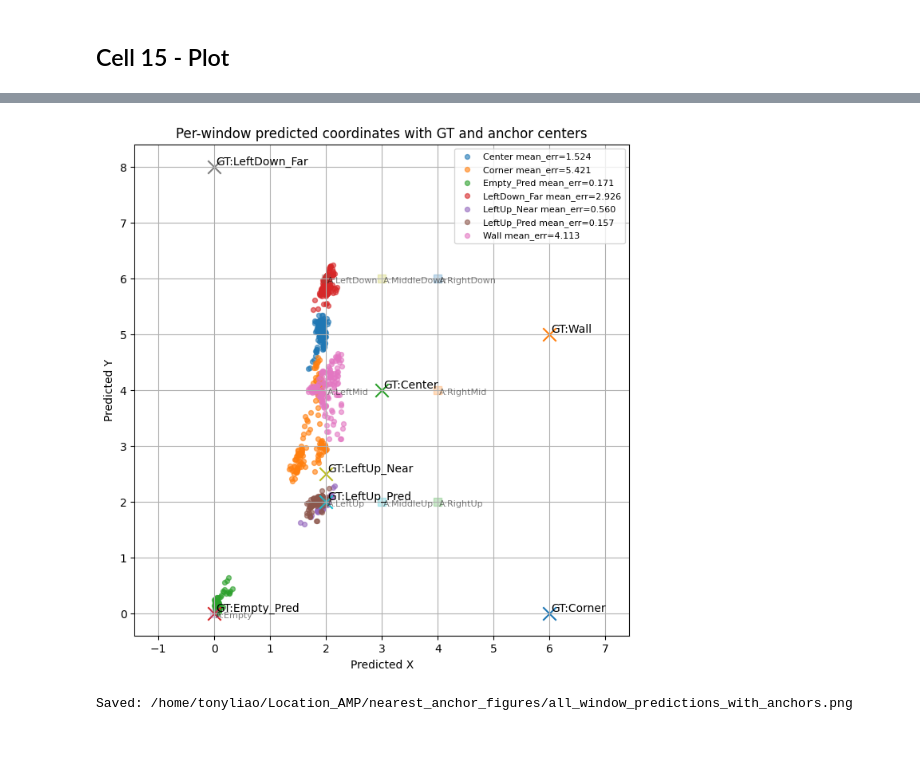
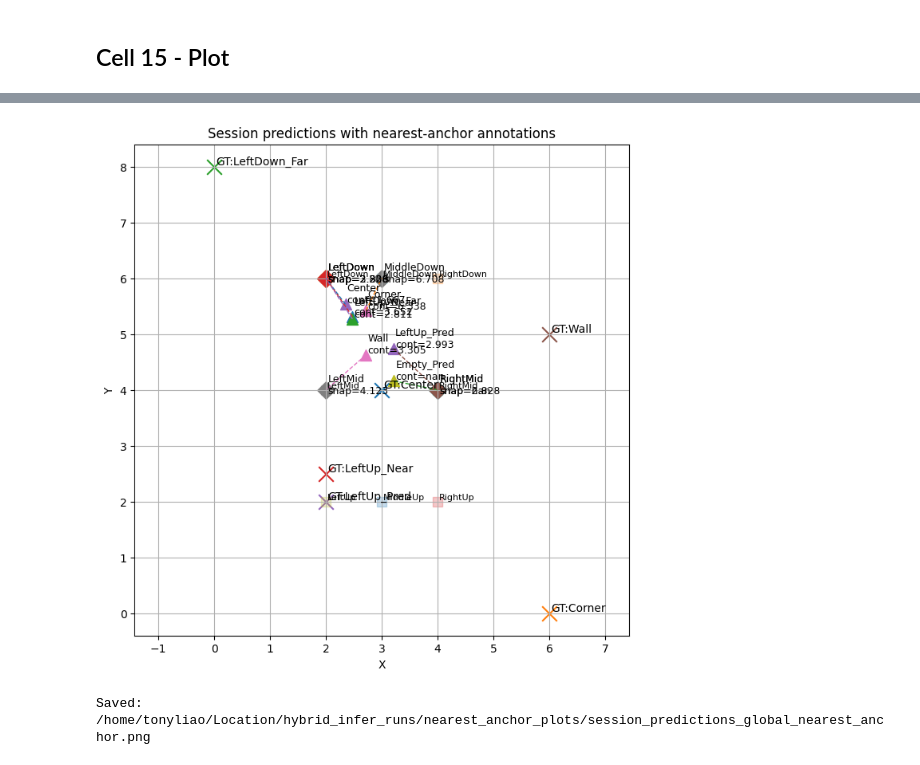
Before and after one commit to khunkhin444/wifisensing_localization, a Jupyter notebook: 04_02_kde_infer_aggregate_nearest_anchor_eval.ipynb, the cells around one changed output, grey strips where cells are left out. Drawn from its saved outputs; the diff is of its cells as text; code cells hidden in the pictures.

```diff
--- a/04_02_kde_infer_aggregate_nearest_anchor_eval.ipynb
+++ b/04_02_kde_infer_aggregate_nearest_anchor_eval.ipynb
@@ -207,7 +206,7 @@ UNSEEN_GT_COORDS = {
     "Corner": [6.0, 0.0],
     "Wall": [6.0, 5.0],
     "Center": [3.0, 4.0],
-    "Empty_Pred": [0.0, 0.0],
+    # "Empty_Pred": [0.0, 0.0],
 }
 
 # def get_xy_from_label_name(label_name):
@@ -379,10 +374,13 @@ for i in range(n):
         "true_y": true_y,
 
         "presence": float(pred["presence"]),
+        "pred_empty_window": int(float(pred["presence"]) < EMPTY_WINDOW_THRESH),
         "weight": float(w),
 
         "pred_label_id": int(pred["class_id"]),
         "pred_label_name": str(pred["class_name"]),
+        "top1_prob": float(pred["top1_prob"]),
+        "top2_margin": float(pred["top2_margin"]),
 
         "aoa_x": float(aoa_xy[0]),
         "aoa_y": float(aoa_xy[1]),
@@ -435,8 +433,7 @@ def unweighted_xy(group_df):
 def majority_vote_label(group_df):
     return group_df["pred_label_name"].value_counts().idxmax()
 
-# ---------- nearest-anchor evaluation helper ----------
-ANCHOR_NAMES = list(CLASS_CENTER_MAP.keys())
+ANCHOR_NAMES = [k for k in CLASS_CENTER_MAP.keys() if k != "Empty"]
 ANCHOR_XY = np.asarray([CLASS_CENTER_MAP[k] for k in ANCHOR_NAMES], dtype=np.float32)
 
 def snap_to_nearest_anchor(xy):
@@ -852,39 +928,65 @@ NameError: name 'FIG_DIR' is not defined
 # %%
-
 plt.figure(figsize=(8, 8))
 
-for raw_name, g in df_win.groupby("raw_folder_name"):
-    mean_err = g["err_final"].mean() if "err_final" in g.columns else np.nan
-    label_txt = f"{raw_name} mean_err={mean_err:.3f}" if not np.isnan(mean_err) else raw_name
+for _, row in df_sess.iterrows():
+    if np.isfinite(row["true_x"]) and np.isfinite(row["true_y"]):
+        plt.scatter(row["true_x"], row["true_y"], marker="x", s=180)
+        plt.text(row["true_x"] + 0.03, row["true_y"] + 0.03, f"GT:{row['raw_folder_name']}")
 
-    plt.scatter(
-        g["final_x"],
-        g["final_y"],
-        s=18,
-        alpha=0.6,
-        label=label_txt
+for anchor_name, anchor_xy in CLASS_CENTER_MAP.items():
+    if anchor_name == "Empty":
+        continue
+    anchor_xy = np.asarray(anchor_xy, dtype=np.float32)
+    plt.scatter(anchor_xy[0], anchor_xy[1], marker="s", s=80, alpha=0.25)
+    plt.text(anchor_xy[0] + 0.03, anchor_xy[1] + 0.03, anchor_name, fontsize=8)
+
+for _, row in df_sess.iterrows():
+    name = row["raw_folder_name"]
+
+    if row["Pred Empty"] == "Yes":
+        if np.isfinite(row["true_x"]) and np.isfinite(row["true_y"]):
+            plt.text(
+                row["true_x"] + 0.03,
+                row["true_y"] - 0.08,
+                f"{name}\nPred Empty",
+                fontsize=9
+            )
+        continue
+
+    plt.scatter(row["weighted_x"], row["weighted_y"], s=100, marker="^")
+    plt.text(
+        row["weighted_x"] + 0.03,
+        row["weighted_y"] + 0.03,
+        f"{name}\ncont={row['err_weighted']:.3f}",
+        fontsize=9
     )
 
-for name, xy in UNSEEN_GT_COORDS.items():
-    plt.scatter(xy[0], xy[1], marker="x", s=140)
-    plt.text(xy[0] + 0.03, xy[1] + 0.03, f"GT:{name}")
+    plt.scatter(row["snap_weighted_x"], row["snap_weighted_y"], s=120, marker="D")
+    plt.text(
+        row["snap_weighted_x"] + 0.03,
+        row["snap_weighted_y"] - 0.06,
+        f"{row['snap_weighted_label']}\nsnap={row['err_weighted_snap']:.3f}",
+        fontsize=9
+    )
 
-for name, xy in CLASS_CENTER_MAP.items():
-    plt.scatter(xy[0], xy[1], marker="s", s=60, alpha=0.25)
-    plt.text(xy[0] + 0.02, xy[1] - 0.08, f"A:{name}", alpha=0.5, fontsize=8)
+    plt.plot(
+        [row["weighted_x"], row["snap_weighted_x"]],
+        [row["weighted_y"], row["snap_weighted_y"]],
+        "--",
+        linewidth=1
+    )
 
-plt.xlabel("Predicted X")
-plt.ylabel("Predicted Y")
-plt.title("Per-window predicted coordinates with GT and anchor centers")
+plt.xlabel("X")
+plt.ylabel("Y")
+plt.title("Session predictions with nearest-anchor annotations")
 plt.grid(True)
 plt.axis("equal")
-plt.legend(fontsize=8)
 
-out_path = os.path.join(FIG_DIR, "all_window_predictions_with_anchors.png")
+out_path = os.path.join(FIG_DIR, "session_predictions_global_nearest_anchor.png")
 plt.savefig(out_path, dpi=200, bbox_inches="tight")
 plt.show()
 print("Saved:", out_path)
 # %% [output]
-[figure, old version]
+[figure, new version]
-Saved: /home/tonyliao/Location_AMP/nearest_anchor_figures/all_window_predictions_with_anchors.png
+Saved: /home/tonyliao/Location/hybrid_infer_runs/nearest_anchor_plots/session_predictions_global_nearest_anchor.png
 # %%
```
Also changed, not shown: parts of 12 cells of this notebook, 28 other files.
